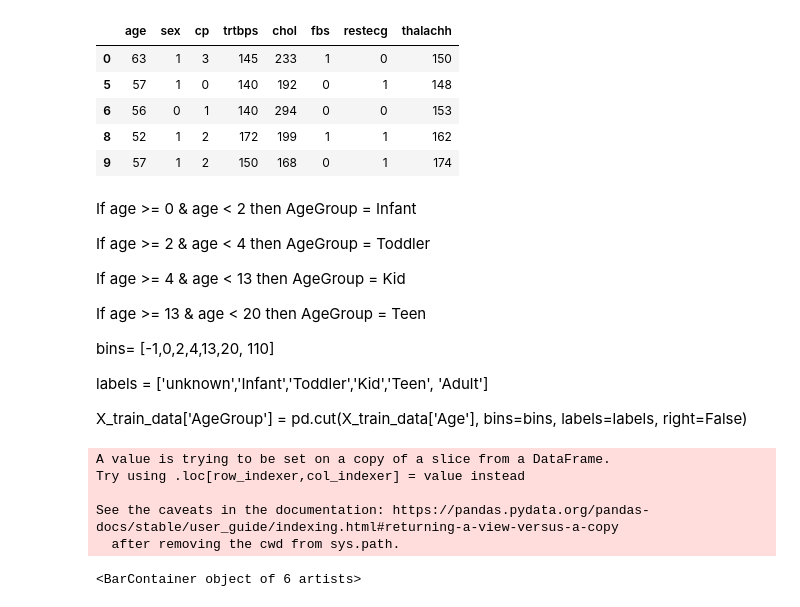
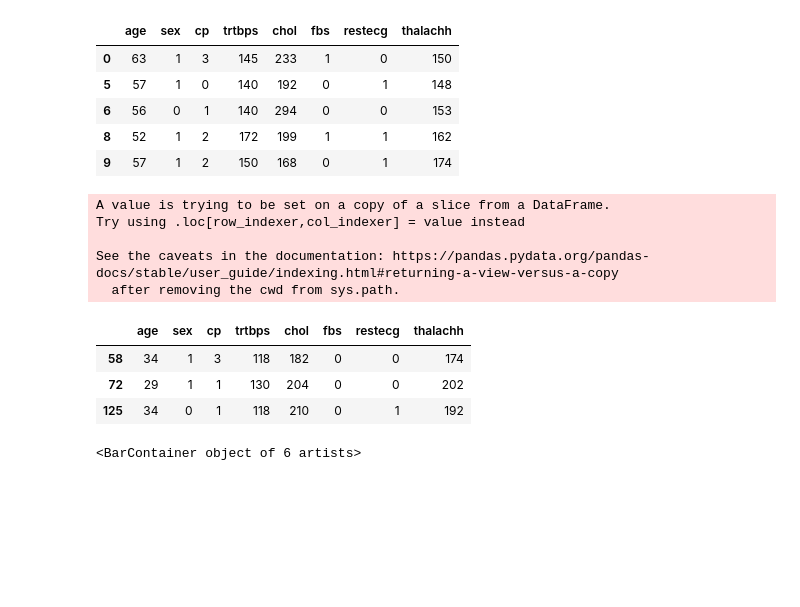
Before and after one commit to qgelena/heart_analysis, a Jupyter notebook: heart_analysis.ipynb, the cells around one changed output. Saved outputs shown, nothing was run; the diff lists cells and outputs as text; code cells hidden in the pictures; blank space fills up the shorter version.

Commit message:
label records by age group, calculate mean heart rates, plot the histogram

```diff
--- a/heart_analysis.ipynb
+++ b/heart_analysis.ipynb
@@ -125,2 +178,2 @@ TypeError: '>=' not supported between instances of 'str' and 'int'
 # %%
-df_pd = pd.read_csv("./Ajax/heart.csv")
+df_pd = pd.read_csv("./heart.csv")
@@ -168,21 +206,6 @@ df1.head()
 | 6 | 56 | 0 | 1 | 140 | 294 | 0 | 0 | 153 |
 | 8 | 52 | 1 | 2 | 172 | 199 | 1 | 1 | 162 |
 | 9 | 57 | 1 | 2 | 150 | 168 | 0 | 1 | 174 |
-# %% [markdown]
-If age >= 0 & age < 2 then AgeGroup = Infant
-
-If age >= 2 & age < 4 then AgeGroup = Toddler
-
-If age >= 4 & age < 13 then AgeGroup = Kid
-
-If age >= 13 & age < 20 then AgeGroup = Teen
-
-
-bins= [-1,0,2,4,13,20, 110]
-
-labels = ['unknown','Infant','Toddler','Kid','Teen', 'Adult']
-
-X_train_data['AgeGroup'] = pd.cut(X_train_data['Age'], bins=bins, labels=labels, right=False)
 # %%
 bins = [25, 35, 45, 55, 65, 75, 84]
 labels = ['25-34', '35-44', '45-54', '55-64', '65-74', '75-84']
@@ -194,6 +217,13 @@ Try using .loc[row_indexer,col_indexer] = value instead
 
 See the caveats in the documentation: https://pandas.pydata.org/pandas-docs/stable/user_guide/indexing.html#returning-a-view-versus-a-copy
   after removing the cwd from sys.path.
+# %%
+df_pd[df_pd.age.isin(range(25, 35))]
+# %% [output]
+|  | age | sex | cp | trtbps | chol | fbs | restecg | thalachh |
+| 58 | 34 | 1 | 3 | 118 | 182 | 0 | 0 | 174 |
+| 72 | 29 | 1 | 1 | 130 | 204 | 0 | 0 | 202 |
+| 125 | 34 | 0 | 1 | 118 | 210 | 0 | 1 | 192 |
 # %%
 g1 = df1.groupby(["age_group"]).size().reset_index(name='count')
 
```
Also changed, not shown: parts of 14 cells of this notebook, 1 other file.
